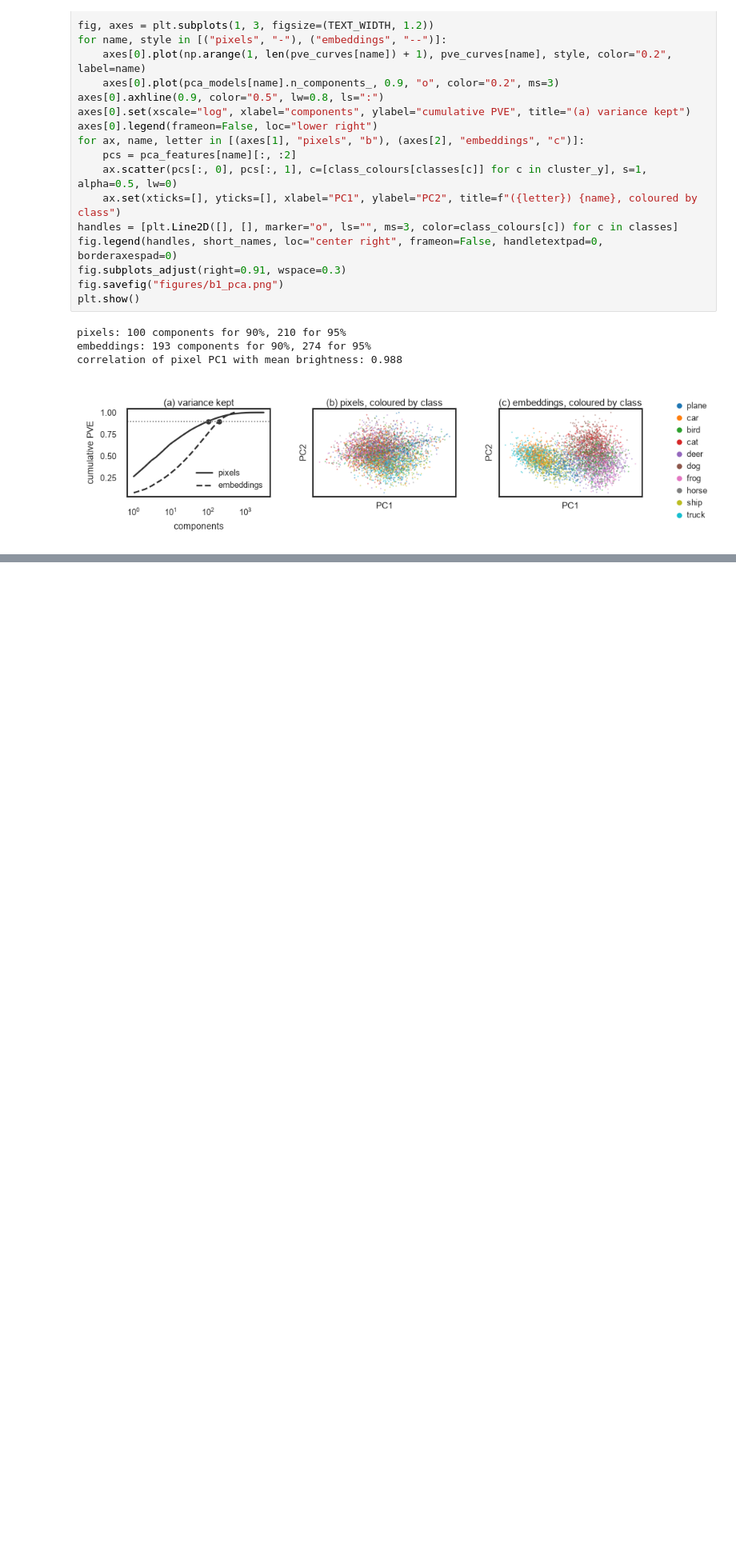
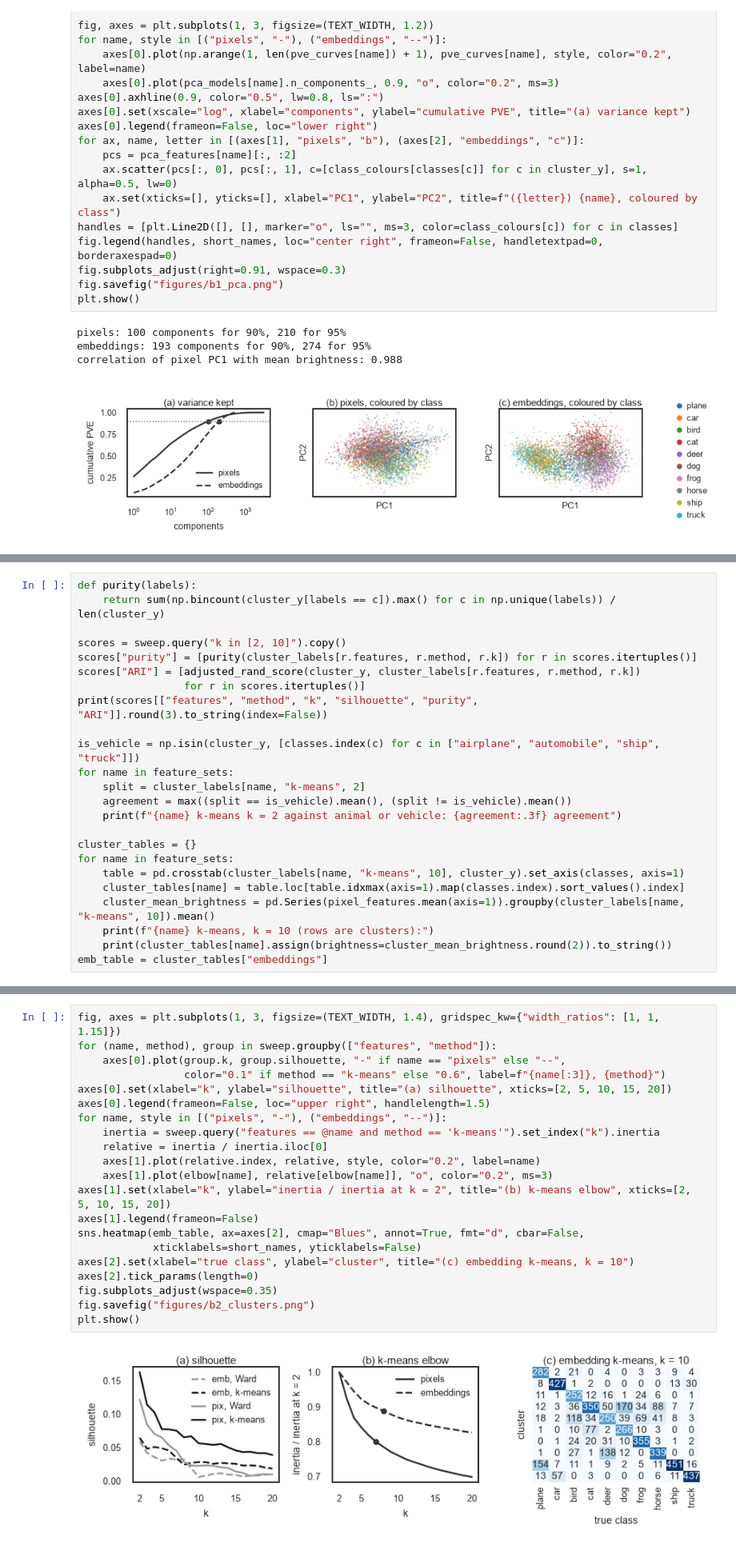
Before and after one commit to AmanSK28/cifar10-explore-cluster-classify, a Jupyter notebook: cifar10.ipynb, the cells around one changed output, grey strips where cells are left out. Shown at 80% size. Drawn from its saved outputs; the diff is of its cells as text; blank space fills up the shorter version.

Commit message:
Add clustering and choice of k

```diff
--- a/cifar10.ipynb
+++ b/cifar10.ipynb
@@ -459,0 +503,24 @@ correlation of pixel PC1 with mean brightness: 0.988
+# %%
+def purity(labels):
+    return sum(np.bincount(cluster_y[labels == c]).max() for c in np.unique(labels)) / len(cluster_y)
+
+scores = sweep.query("k in [2, 10]").copy()
+scores["purity"] = [purity(cluster_labels[r.features, r.method, r.k]) for r in scores.itertuples()]
+scores["ARI"] = [adjusted_rand_score(cluster_y, cluster_labels[r.features, r.method, r.k])
+                 for r in scores.itertuples()]
+print(scores[["features", "method", "k", "silhouette", "purity", "ARI"]].round(3).to_string(index=False))
+
+is_vehicle = np.isin(cluster_y, [classes.index(c) for c in ["airplane", "automobile", "ship", "truck"]])
+for name in feature_sets:
+    split = cluster_labels[name, "k-means", 2]
+    agreement = max((split == is_vehicle).mean(), (split != is_vehicle).mean())
+    print(f"{name} k-means k = 2 against animal or vehicle: {agreement:.3f} agreement")
+
+cluster_tables = {}
+for name in feature_sets:
+    table = pd.crosstab(cluster_labels[name, "k-means", 10], cluster_y).set_axis(classes, axis=1)
+    cluster_tables[name] = table.loc[table.idxmax(axis=1).map(classes.index).sort_values().index]
+    cluster_mean_brightness = pd.Series(pixel_features.mean(axis=1)).groupby(cluster_labels[name, "k-means", 10]).mean()
+    print(f"{name} k-means, k = 10 (rows are clusters):")
+    print(cluster_tables[name].assign(brightness=cluster_mean_brightness.round(2)).to_string())
+emb_table = cluster_tables["embeddings"]
@@ -459,0 +545,23 @@ correlation of pixel PC1 with mean brightness: 0.988
+# %%
+fig, axes = plt.subplots(1, 3, figsize=(TEXT_WIDTH, 1.4), gridspec_kw={"width_ratios": [1, 1, 1.15]})
+for (name, method), group in sweep.groupby(["features", "method"]):
+    axes[0].plot(group.k, group.silhouette, "-" if name == "pixels" else "--",
+                 color="0.1" if method == "k-means" else "0.6", label=f"{name[:3]}, {method}")
+axes[0].set(xlabel="k", ylabel="silhouette", title="(a) silhouette", xticks=[2, 5, 10, 15, 20])
+axes[0].legend(frameon=False, loc="upper right", handlelength=1.5)
+for name, style in [("pixels", "-"), ("embeddings", "--")]:
+    inertia = sweep.query("features == @name and method == 'k-means'").set_index("k").inertia
+    relative = inertia / inertia.iloc[0]
+    axes[1].plot(relative.index, relative, style, color="0.2", label=name)
+    axes[1].plot(elbow[name], relative[elbow[name]], "o", color="0.2", ms=3)
+axes[1].set(xlabel="k", ylabel="inertia / inertia at k = 2", title="(b) k-means elbow", xticks=[2, 5, 10, 15, 20])
+axes[1].legend(frameon=False)
+sns.heatmap(emb_table, ax=axes[2], cmap="Blues", annot=True, fmt="d", cbar=False,
+            xticklabels=short_names, yticklabels=False)
+axes[2].set(xlabel="true class", ylabel="cluster", title="(c) embedding k-means, k = 10")
+axes[2].tick_params(length=0)
+fig.subplots_adjust(wspace=0.35)
+fig.savefig("figures/b2_clusters.png")
+plt.show()
+# %% [output]
+[figure, added]
```
Also changed, not shown: parts of 4 cells of this notebook, 1 other file.
